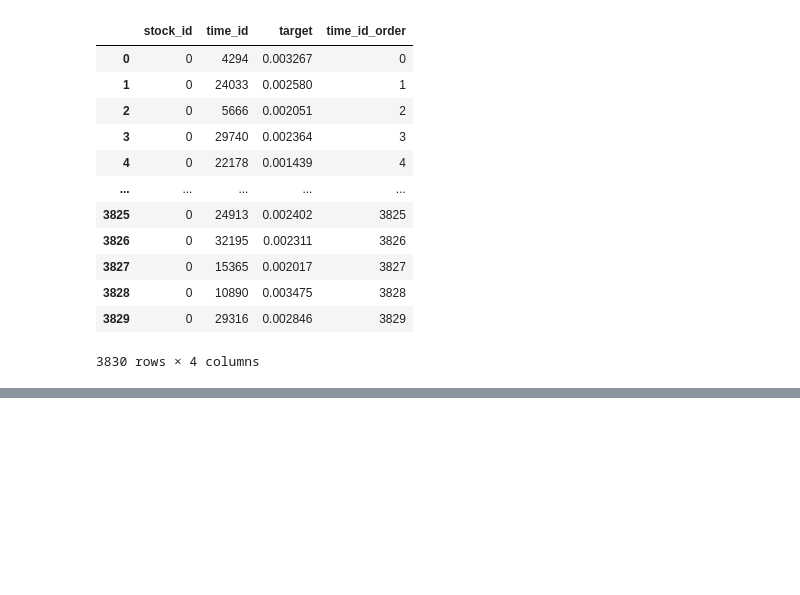
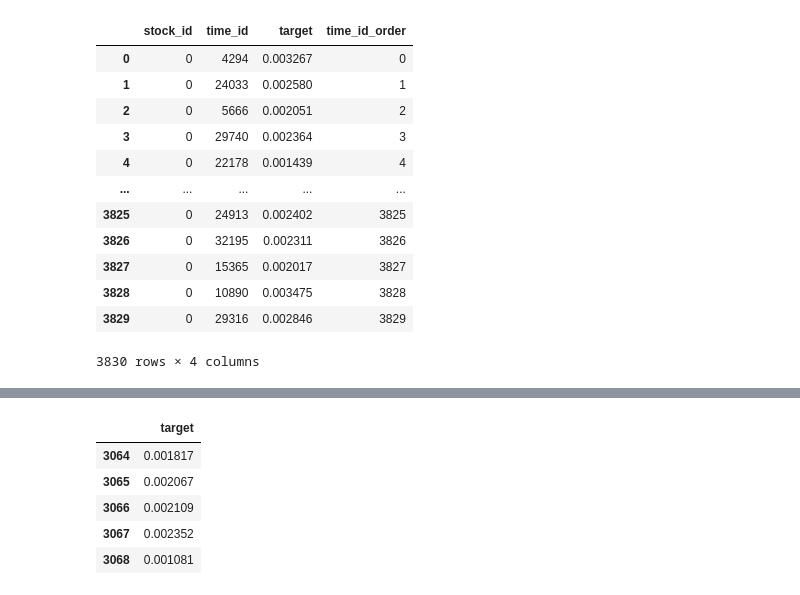
Before and after one commit to poo5zan/masters-research-project, a Jupyter notebook: Univariate_RV.ipynb, the cells around one changed output, grey strips where cells are left out. Saved outputs shown, nothing was run; the diff lists cells and outputs as text; code cells hidden in the pictures; blank space fills up the shorter version.

```diff
--- a/Univariate_RV.ipynb
+++ b/Univariate_RV.ipynb
@@ -109,0 +108,9 @@ NameError: ignored
+# %%
+test_target_df.head()
+# %% [output]
+|  | target |
+| 3064 | 0.001817 |
+| 3065 | 0.002067 |
+| 3066 | 0.002109 |
+| 3067 | 0.002352 |
+| 3068 | 0.001081 |
```
Also changed, not shown: parts of 12 cells of this notebook.
